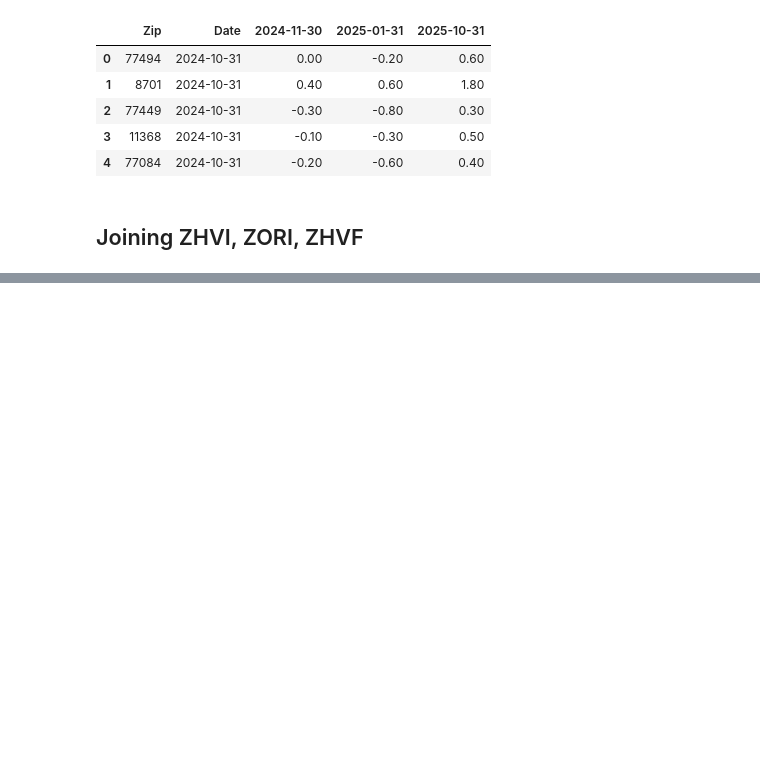
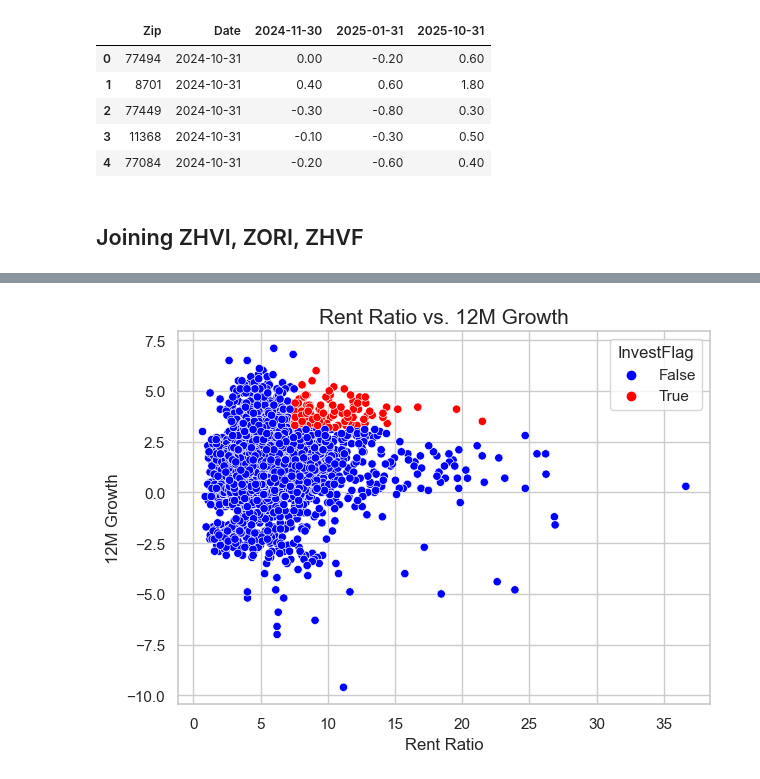
Before and after one commit to samkrall/dataprepandanalysis, a Jupyter notebook: Final_Projec_SK.ipynb, the cells around one changed output, grey strips where cells are left out. Drawn from its saved outputs; the diff is of its cells as text; code cells hidden in the pictures; blank space fills up the shorter version.

```diff
--- a/Final_Projec_SK.ipynb
+++ b/Final_Projec_SK.ipynb
@@ -948,12 +932,12 @@ dtype: int64
 # %%
 df = pd.read_csv('https://raw.githubusercontent.com/samkrall/dataprepandanalysis/refs/heads/main/zhvf_zip_all.csv')
 print(df.shape)
-print(df['RegionType'].unique())
 df.drop(columns=['RegionID', 'RegionType', 'StateName', 'SizeRank', 'State', 'City', 'Metro', 'CountyName'], inplace=True)
 df.rename(columns={'RegionName':'Zip', 'BaseDate':'Date'}, inplace=True)
+df['Zip'] = df['Zip'].astype('string')
+print(df_zhvf_zip.info())
 df_zhvf_zip = df
 df_zhvf_zip['Date'] = df_zhvf_zip['Date'].astype('datetime64[ns]')
-print(df_zhvf_zip.info())
 display(df_zhvf_zip.head())
 # %% [output]
 (20161, 13)
@@ -1003,4 +997,5 @@ Look for NA values and drop if they exist. There's just not a good way of fillin
 # %%
 print(df_investibility.isna().sum())
 df_investibility.dropna(how='any', inplace=True)
+df_investibility = df_investibility.drop_duplicates()
 df_investibility.shape
@@ -1011,9 +1046,20 @@ df_investibility.describe()
 # %%
+rent_ratio_percentile_95 = df_investibility['RentRatio'].quantile(0.90)
+growth_percentile_95 = df_investibility['2025-10-31'].quantile(0.90)
+df_investibility['InvestFlag'] = (df_investibility['RentRatio'] >= rent_ratio_percentile_95) & (df_investibility['2025-10-31'] >= growth_percentile_95)
+df_to_invest = df_investibility.loc[df_investibility['InvestFlag'] == True]
+
+#plotting investibility
 sns.set(style='whitegrid')
-sns.scatterplot(x="RentRatio",y="2025-10-31", data=df_investibility)
+sns.scatterplot(x="RentRatio", y="2025-10-31", hue="InvestFlag", data=df_investibility, palette={True: 'red', False: 'blue'})
 plt.title('Rent Ratio vs. 12M Growth', fontsize=15)
 plt.xlabel('Rent Ratio', fontsize=12)
 plt.ylabel('12M Growth', fontsize=12)
 
 # Improve layout
 plt.tight_layout()
+plt.show()
+#showing dataframe
+display(df_to_invest)
+# %% [output]
+[figure, added]
```
Also changed, not shown: parts of 26 cells of this notebook.
